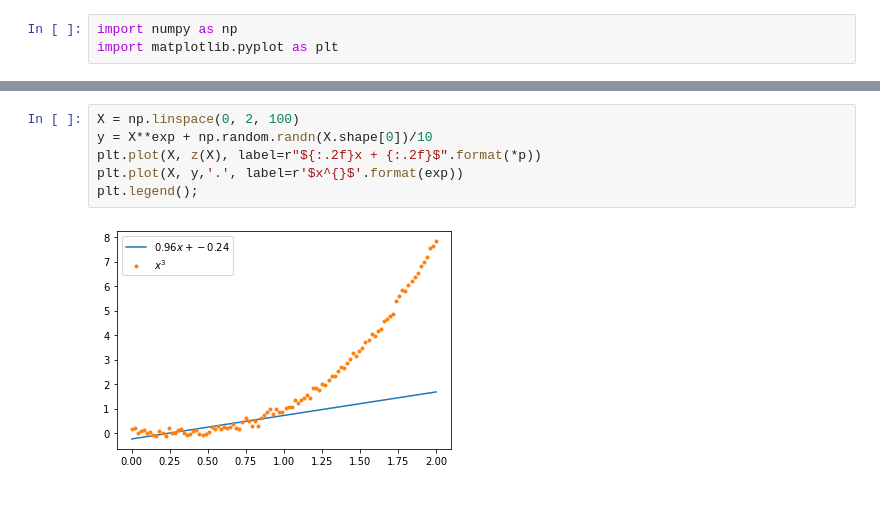
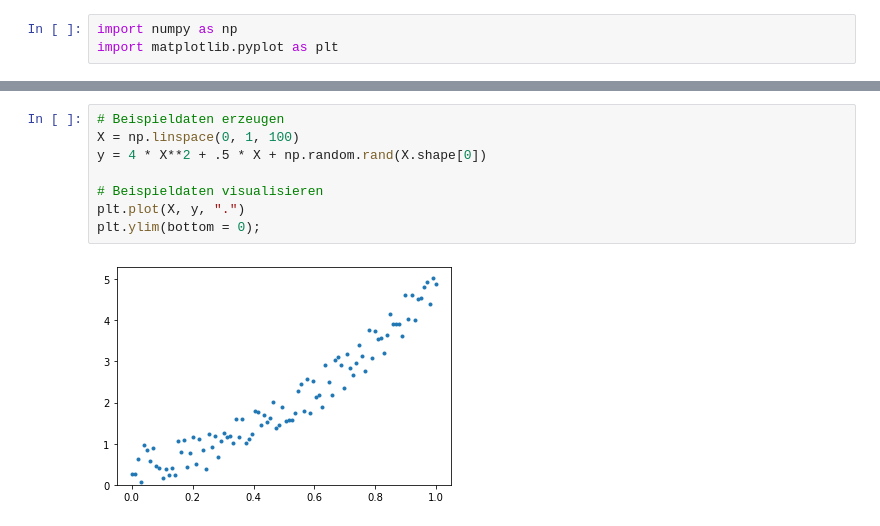
Before and after one commit to MarcelDeSutter/udemy_machine_learning, a Jupyter notebook: notebooks/01-01 Einführung in das maschinelle Lernen.ipynb, the cells around one changed output, grey strips where cells are left out. Drawn from its saved outputs; the diff is of its cells as text.

```diff
--- a/notebooks/01-01 Einführung in das maschinelle Lernen.ipynb
+++ b/notebooks/01-01 Einführung in das maschinelle Lernen.ipynb
@@ -56,8 +47,10 @@ plt.legend();
 # %%
-X = np.linspace(0, 2, 100)
-y = X**exp + np.random.randn(X.shape[0])/10
-plt.plot(X, z(X), label=r"${:.2f}x + {:.2f}$".format(*p))
-plt.plot(X, y,'.', label=r'$x^{}$'.format(exp))
-plt.legend();
+# Beispieldaten erzeugen
+X = np.linspace(0, 1, 100)
+y = 4 * X**2 + .5 * X + np.random.rand(X.shape[0])
+
+# Beispieldaten visualisieren
+plt.plot(X, y, ".")
+plt.ylim(bottom = 0);
 # %% [output]
-[figure, old version]
+[figure, new version]
```
Also changed, not shown: parts of 21 cells of this notebook.
